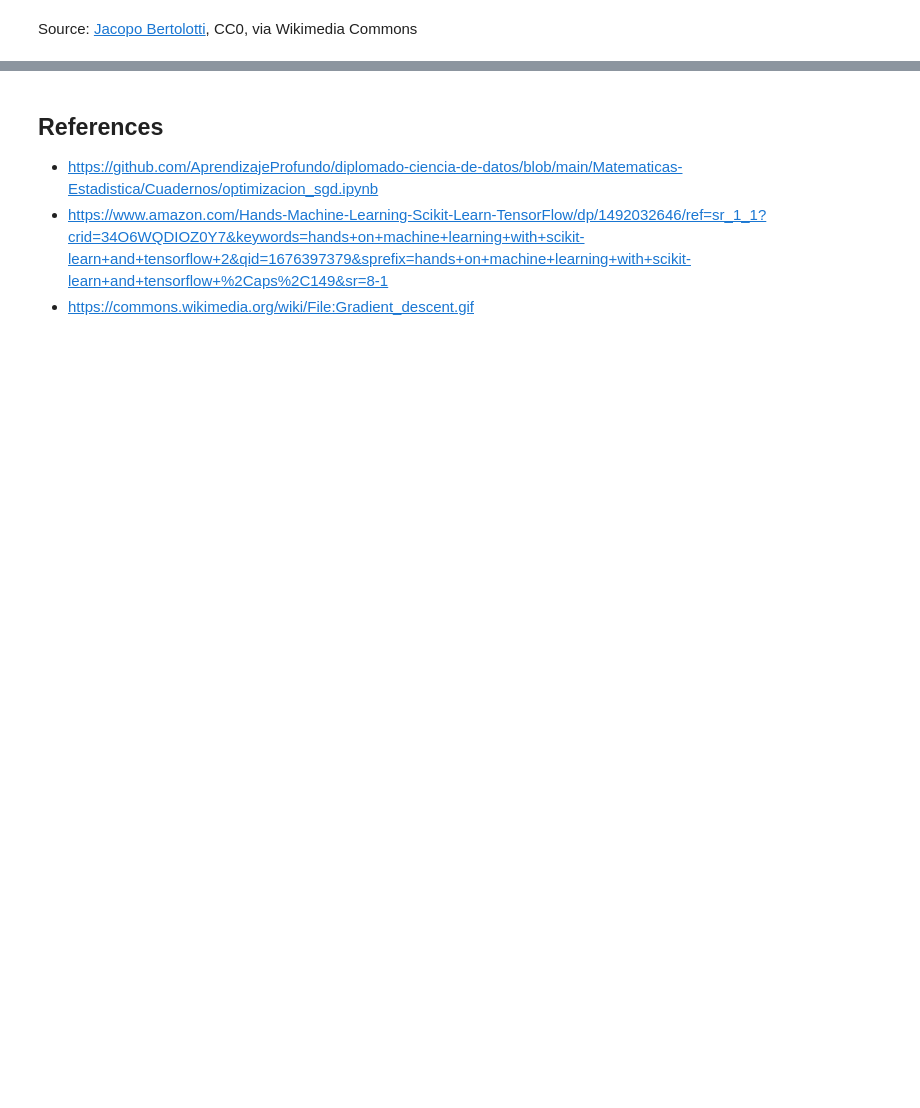
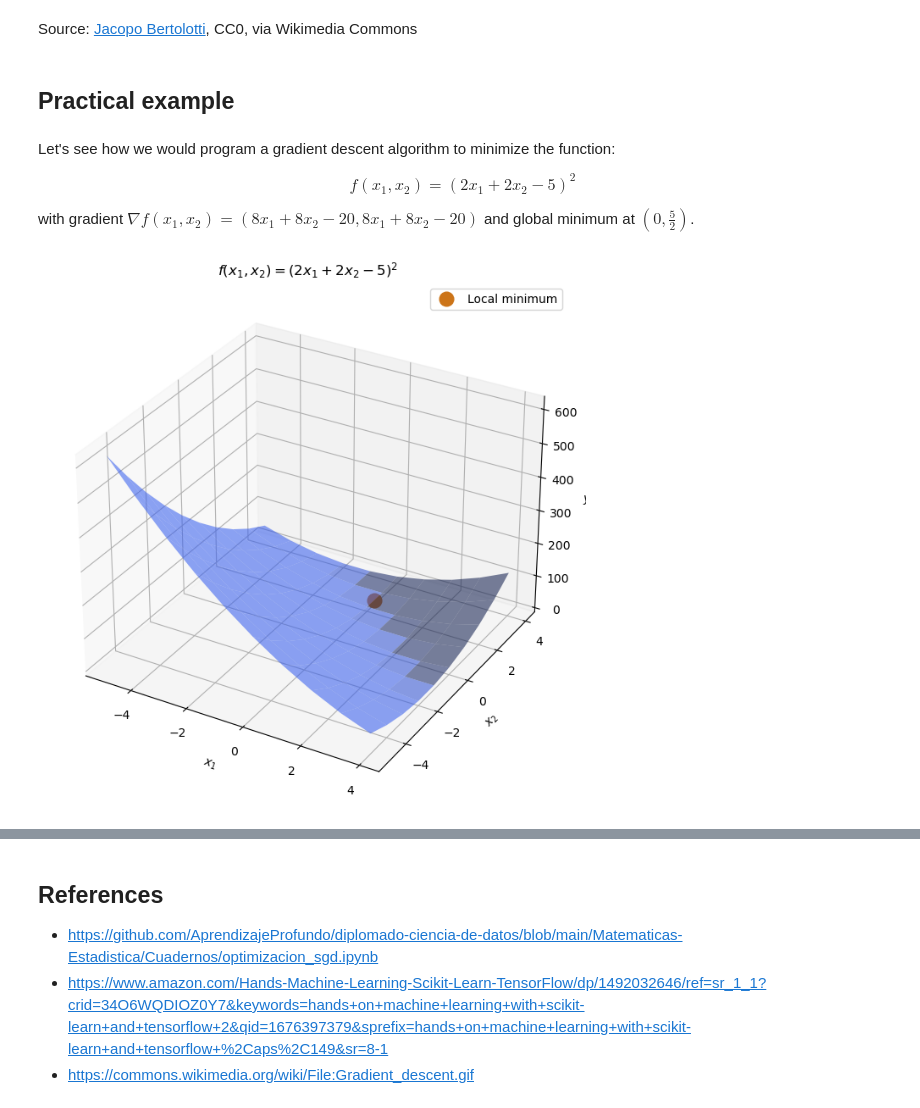
Before and after one commit to contreras-juan/Data-Science, a Jupyter notebook: 2_Maths/2.5_Optimization.ipynb, the cells around one changed output, grey strips where cells are left out. Cells and saved outputs as stored; diff of their text form; code cells hidden in the pictures; blank space fills up the shorter version.

```diff
--- a/2_Maths/2.5_Optimization.ipynb
+++ b/2_Maths/2.5_Optimization.ipynb
@@ -161,3 +161,31 @@ HTML('<img src="img/Gradient_descent.gif" />')
 [interactive output not drawn]
 # %% [markdown]
 Source: [Jacopo Bertolotti](https://commons.wikimedia.org/wiki/File:Gradient_descent.gif), CC0, via Wikimedia Commons
+# %% [markdown]
+<h2> Practical example </h2>
+# %% [markdown]
+Let's see how we would program a gradient descent algorithm to minimize the function:
+
+$$f(x_{1}, x_{2}) = (2x_{1} + 2x_{2} - 5)^2$$
+
+with gradient $\nabla f(x_{1}, x_{2}) = \left(8x_{1} + 8x_{2} - 20,  8x_{1} + 8x_{2} - 20\right)$ and global minimum at $\left(0, \frac{5}{2} \right)$.
+# %%
+ax = plt.figure(figsize=(8, 8)).add_subplot(projection='3d')
+
+X, Y = np.mgrid[-5:5, -5:5]
+Z = (2*X + 2*Y - 5)**2
+
+ax.plot_surface(X, Y, Z, color='#365FF48F')
+
+plt.title('$f(x_{1}, x_{2}) = (2x_{1} + 2x_{2} - 5)^2$')
+
+ax.set_xlabel('$x_{1}$')
+ax.set_ylabel('$x_{2}$')
+ax.set_zlabel('$y$')
+
+ax.plot(0, 5/2, (2*(5/2) - 5)**2, 'o', label='Local minimum', color='#CC7418FF', markersize=12)
+
+plt.legend()
+plt.show()
+# %% [output]
+[figure, added]
```
Also changed, not shown: parts of 2 cells of this notebook.
